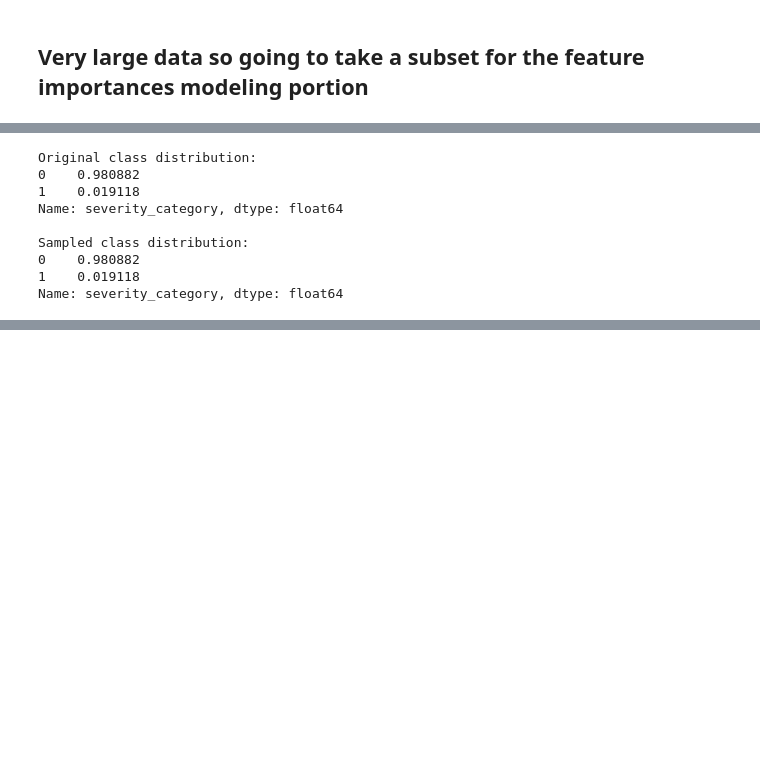
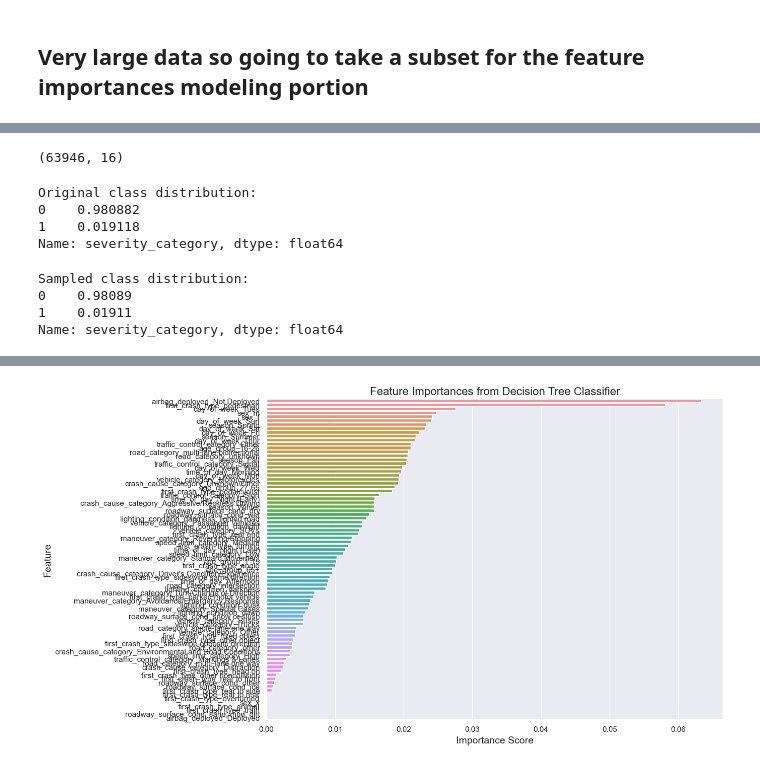
Before and after one commit to ckucewicz/traffic_crash_prediction, a Jupyter notebook: data_cleaning_notebook.ipynb, the cells around one changed output, grey strips where cells are left out. Drawn from its saved outputs; the diff is of its cells as text; code cells hidden in the pictures; blank space fills up the shorter version.

Commit message:
Finished Data Preparation

```diff
--- a/data_cleaning_notebook.ipynb
+++ b/data_cleaning_notebook.ipynb
@@ -1761,5 +1827,5 @@ high_null_features_list = list(high_null_features)
 # %%
-vehicles_cleaned = vehicles.drop(columns=high_null_features_list)
+vehicles_cleaned = vehicles_df.drop(columns=high_null_features)
 # %%
 # Check for duplicates based on crash_unit_id, crash_record_id, and vehicle_id
 vehicles_cleaned[vehicles_cleaned.duplicated(subset=['crash_unit_id', 'crash_record_id', 'vehicle_id'], keep=False)]
@@ -2546,47 +2708,44 @@ merged_df.severity_category.replace({
 # %%
-from sklearn.model_selection import train_test_split
-
-# Define the desired sample size (e.g., 20% of the dataset)
-sample_size = 0.1  # Adjust this fraction as needed
+# Define the desired sample size (e.g., 10% of the dataset)
+sample_size = 0.10
 
 # Perform stratified sampling to retain class distribution
-sampled_df, _ = train_test_split(
+crashes_finalized_df, _ = train_test_split(
     merged_df,
     test_size=1-sample_size,  # Retain only `sample_size` fraction
     stratify=merged_df['severity_category'],
     random_state=42  # For reproducibility
 )
-
-# Confirm the class distribution remains the same
-print("Original class distribution:")
-print(merged_df['severity_category'].value_counts(normalize=True))
-
-print("\nSampled class distribution:")
-print(sampled_df['severity_category'].value_counts(normalize=True))
-
-# Proceed with the sampled data
-x = sampled_df.drop(columns=['severity_category'], axis=1)
-y = sampled_df['severity_category']
-# %% [output]
-Original class distribution:
-0    0.980882
-1    0.019118
-Name: severity_category, dtype: float64
-
-Sampled class distribution:
-0    0.980882
-1    0.019118
-Name: severity_category, dtype: float64
+# %%
+crashes_finalized_df.shape
+# %% [output]
+(63946, 16)
+# %%
+# Confirm the class distribution remains the same
+print("Original class distribution:")
+print(merged_df['severity_category'].value_counts(normalize=True))
+# %% [output]
+Original class distribution:
+0    0.980882
+1    0.019118
+Name: severity_category, dtype: float64
+# %%
+print("\nSampled class distribution:")
+print(crashes_finalized_df['severity_category'].value_counts(normalize=True))
+# %% [output]
+Sampled class distribution:
+0    0.98089
+1    0.01911
+Name: severity_category, dtype: float64
+# %%
+# Proceed with the sampled data
+x = crashes_finalized_df.drop(columns=['severity_category'], axis=1)
+y = crashes_finalized_df['severity_category']
 # %%
+# Start the timer
+start_time = time.time()
+
 # Step 1: Preprocessing the data with OneHotEncoder for categorical features
-from sklearn.preprocessing import OneHotEncoder
-from sklearn.model_selection import train_test_split
-from sklearn.tree import DecisionTreeClassifier
-import pandas as pd
-import seaborn as sns
-import matplotlib.pyplot as plt
-
-
 ohe = OneHotEncoder(sparse=False)  # sparse=False to return an array instead of a sparse matrix
 
 # Fit the encoder and transform the categorical features
@@ -2619,6 +2778,14 @@ plt.ylabel('Feature', fontsize=14)
 # Increase tick mark size
 plt.tick_params(axis='both', which='major', labelsize=11)
 
+# Stop the timer
+end_time = time.time()
+
+# Calculate and print the elapsed time
+elapsed_time = end_time - start_time
+print(f"Elapsed time: {elapsed_time:.2f} seconds")
+
 # Save the plot if desired and display it
-plt.savefig("./feature_importances.png", dpi=300, bbox_inches='tight')
+plt.savefig("./images/feature_importances.png", dpi=300, bbox_inches='tight')
 plt.show()
+# %% [output]
@@ -2624,0 +2793 @@ plt.show()
+[figure, added]
```
Also changed, not shown: parts of 84 cells of this notebook, 2 other files.
